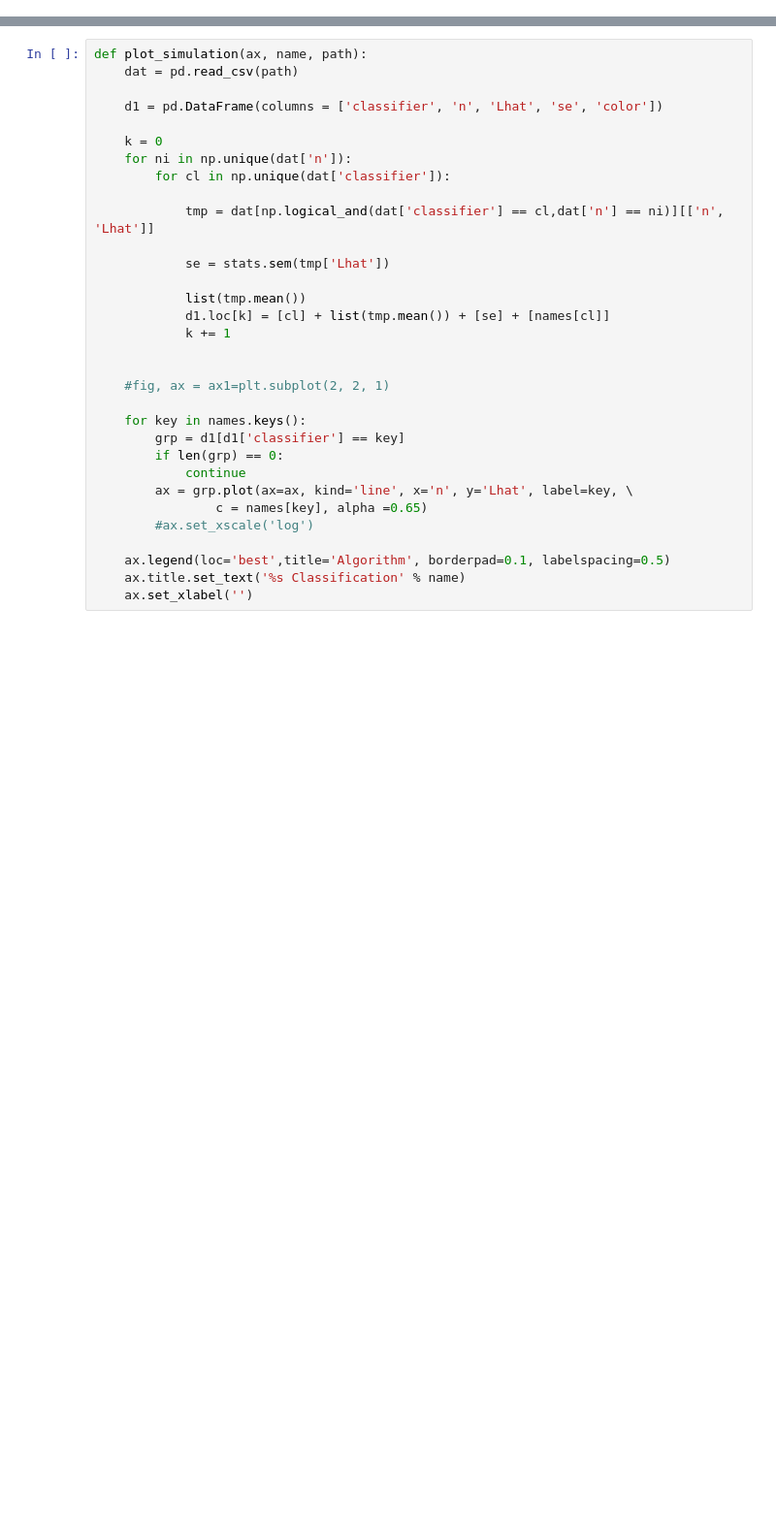
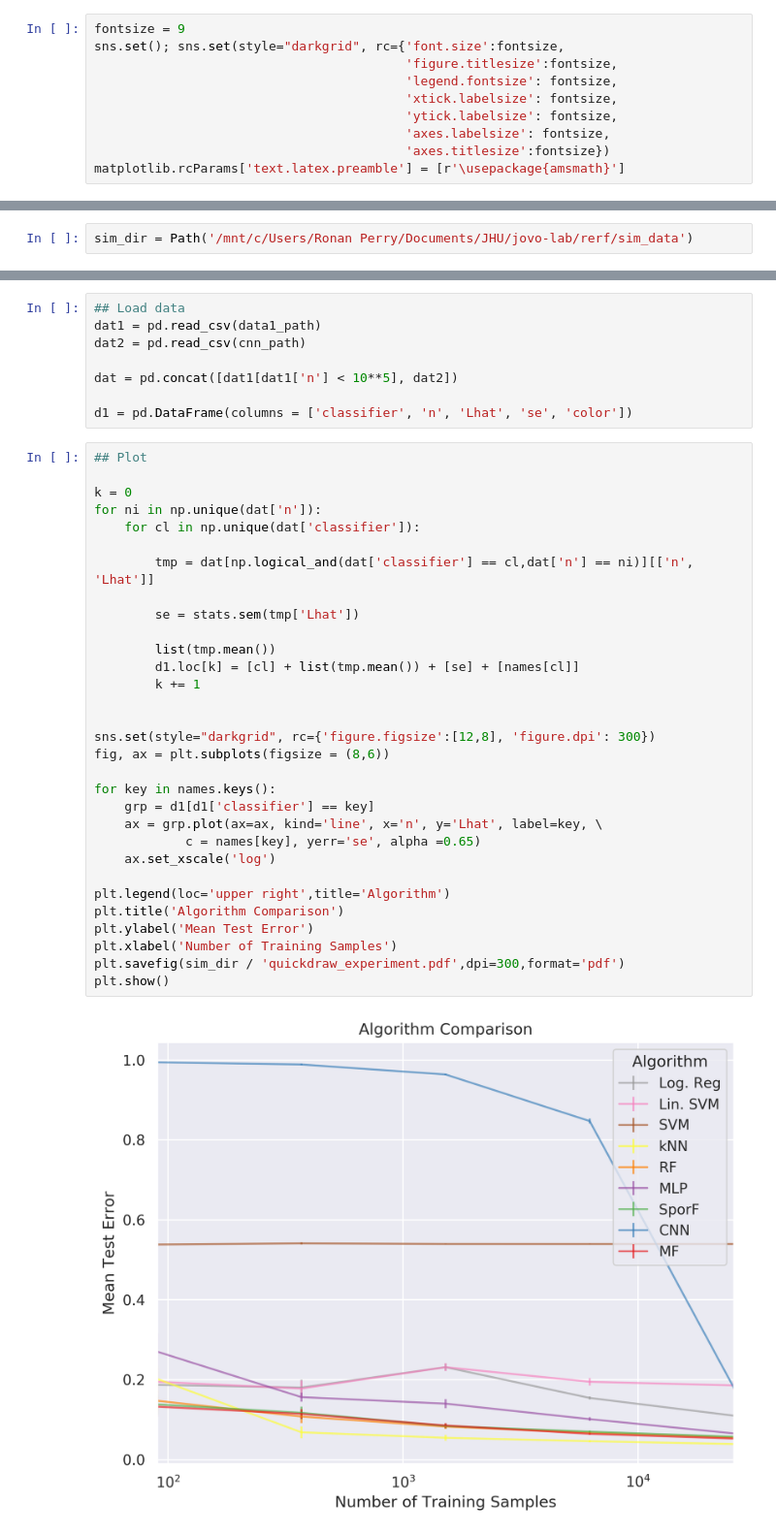
Before and after one commit to neurodata/SPORF, a Jupyter notebook: Python/structured_experiments/S-Rerf_simulations_figure.ipynb, the cells around one changed output, grey strips where cells are left out. Shown at 97% size. Saved outputs shown, nothing was run; the diff lists cells and outputs as text; blank space fills up the shorter version.

```diff
--- a/Python/structured_experiments/S-Rerf_simulations_figure.ipynb
+++ b/Python/structured_experiments/S-Rerf_simulations_figure.ipynb
@@ -21,0 +86,10 @@ paths = {"Impulse":"time_series_experiment/s-rerf_impulse_experiment_rerf_1run.c
+# %%
+fontsize = 9
+sns.set(); sns.set(style="darkgrid", rc={'font.size':fontsize,
+                                         'figure.titlesize':fontsize,
+                                         'legend.fontsize': fontsize,
+                                         'xtick.labelsize': fontsize,
+                                         'ytick.labelsize': fontsize,
+                                         'axes.labelsize': fontsize,
+                                         'axes.titlesize':fontsize})
+matplotlib.rcParams['text.latex.preamble'] = [r'\usepackage{amsmath}']
@@ -21,0 +170,2 @@ paths = {"Impulse":"time_series_experiment/s-rerf_impulse_experiment_rerf_1run.c
+# %%
+sim_dir = Path('/mnt/c/Users/Ronan Perry/Documents/JHU/jovo-lab/rerf/sim_data')
@@ -22,32 +185,41 @@ paths = {"Impulse":"time_series_experiment/s-rerf_impulse_experiment_rerf_1run.c
+# %%
+## Load data
+dat1 = pd.read_csv(data1_path)
+dat2 = pd.read_csv(cnn_path)
+
+dat = pd.concat([dat1[dat1['n'] < 10**5], dat2])
+
+d1 = pd.DataFrame(columns = ['classifier', 'n', 'Lhat', 'se', 'color'])
 # %%
-def plot_simulation(ax, name, path):
-    dat = pd.read_csv(path)
+## Plot
 
-    d1 = pd.DataFrame(columns = ['classifier', 'n', 'Lhat', 'se', 'color'])
+k = 0
+for ni in np.unique(dat['n']):
+    for cl in np.unique(dat['classifier']):
 
-    k = 0
-    for ni in np.unique(dat['n']):
-        for cl in np.unique(dat['classifier']):
+        tmp = dat[np.logical_and(dat['classifier'] == cl,dat['n'] == ni)][['n', 'Lhat']]
 
-            tmp = dat[np.logical_and(dat['classifier'] == cl,dat['n'] == ni)][['n', 'Lhat']]
+        se = stats.sem(tmp['Lhat'])
 
-            se = stats.sem(tmp['Lhat'])
-
-            list(tmp.mean())
-            d1.loc[k] = [cl] + list(tmp.mean()) + [se] + [names[cl]]
-            k += 1
+        list(tmp.mean())
+        d1.loc[k] = [cl] + list(tmp.mean()) + [se] + [names[cl]]
+        k += 1
 
 
-    #fig, ax = ax1=plt.subplot(2, 2, 1)
+sns.set(style="darkgrid", rc={'figure.figsize':[12,8], 'figure.dpi': 300})
+fig, ax = plt.subplots(figsize = (8,6))
 
-    for key in names.keys():
-        grp = d1[d1['classifier'] == key]
-        if len(grp) == 0:
-            continue
-        ax = grp.plot(ax=ax, kind='line', x='n', y='Lhat', label=key, \
-                c = names[key], alpha =0.65)
-        #ax.set_xscale('log')
+for key in names.keys():
+    grp = d1[d1['classifier'] == key]
+    ax = grp.plot(ax=ax, kind='line', x='n', y='Lhat', label=key, \
+            c = names[key], yerr='se', alpha =0.65)
+    ax.set_xscale('log')
 
-    ax.legend(loc='best',title='Algorithm', borderpad=0.1, labelspacing=0.5)
-    ax.title.set_text('%s Classification' % name)
-    ax.set_xlabel('')
+plt.legend(loc='upper right',title='Algorithm')
+plt.title('Algorithm Comparison')
+plt.ylabel('Mean Test Error')
+plt.xlabel('Number of Training Samples')
+plt.savefig(sim_dir / 'quickdraw_experiment.pdf',dpi=300,format='pdf')
+plt.show()
+# %% [output]
+[figure, added]
```
Also changed, not shown: parts of 11 cells of this notebook, 1 other file.
